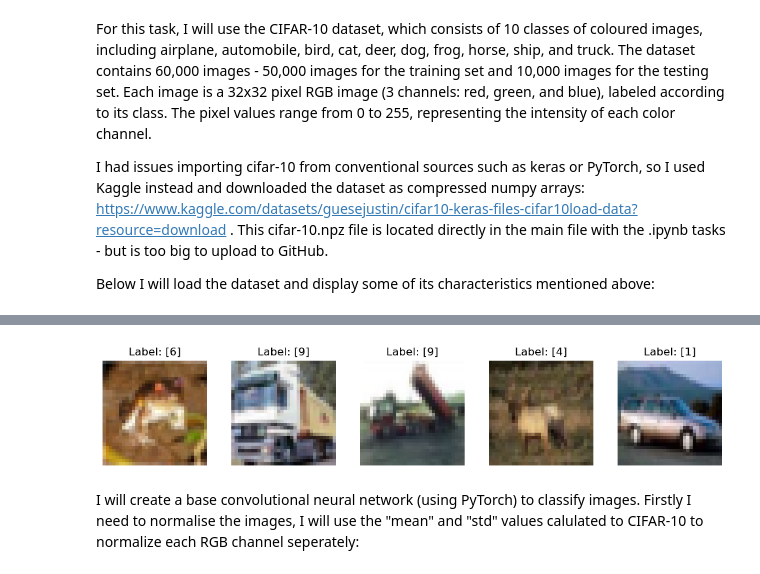
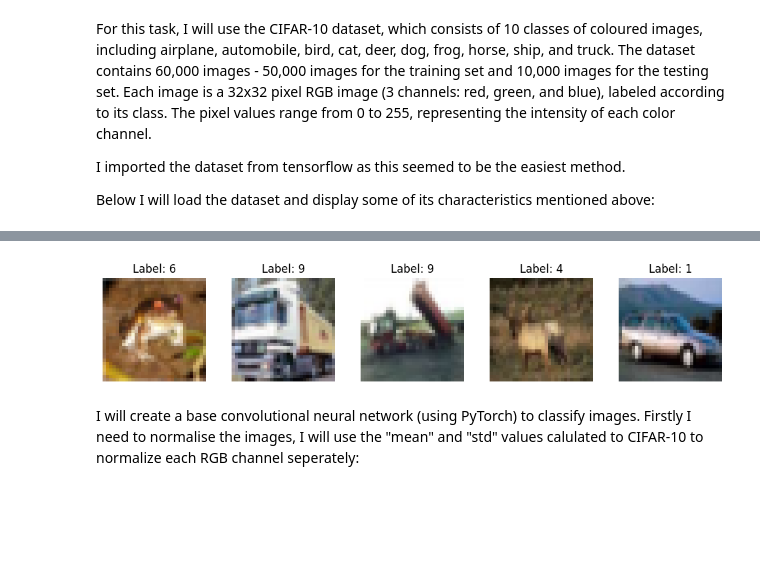
Before and after one commit to zcityuni/IN3063-coursework, a Jupyter notebook: Task2.ipynb, the cells around one changed output, grey strips where cells are left out. Drawn from its saved outputs; the diff is of its cells as text; code cells hidden in the pictures; blank space fills up the shorter version.

```diff
--- a/Task2.ipynb
+++ b/Task2.ipynb
@@ -1,33 +1,24 @@
 # %% [markdown]
 For this task, I will use the CIFAR-10 dataset, which consists of 10 classes of coloured images, including airplane, automobile, bird, cat, deer, dog, frog, horse, ship, and truck. The dataset contains 60,000 images - 50,000 images for the training set and 10,000 images for the testing set. Each image is a 32x32 pixel RGB image (3 channels: red, green, and blue), labeled according to its class. The pixel values range from 0 to 255, representing the intensity of each color channel.
 
-I had issues importing cifar-10 from conventional sources such as keras or PyTorch, so I used Kaggle instead and downloaded the dataset as compressed numpy arrays: https://www.kaggle.com/datasets/guesejustin/cifar10-keras-files-cifar10load-data?resource=download . This cifar-10.npz file is located directly in the main file with the .ipynb tasks - but is too big to upload to GitHub.
+I imported the dataset from tensorflow as this seemed to be the easiest method.
 
 Below I will load the dataset and display some of its characteristics mentioned above:
 # %%
 import numpy as np
 import matplotlib.pyplot as plt
+from tensorflow.keras.datasets import cifar10
 
-cifar_data = np.load('./cifar-10.npz')
-
-filenames = ["x_train","y_train","x_test","y_test"]
-nps = []
-
-for filename in filenames:
-    nps.append(cifar_data[filename])
-
-x_train, y_train, x_test, y_test = nps
+(x_train, y_train), (x_test, y_test) = cifar10.load_data()
 
 print(f"Training set shape: {x_train.shape} images")
 print(f"Test set shape: {x_test.shape} images")
 print(f"Image dimensions: {x_train.shape[1]}x{x_train.shape[2]} pixels")
 
-# I will also display some sample images from the dataset to visualise the images I am working with
-
 fig, axes = plt.subplots(1, 5, figsize=(10, 2))
 for i, ax in enumerate(axes):
-    ax.imshow(x_train[i], cmap='gray')
-    ax.set_title(f"Label: {y_train[i]}")
+    ax.imshow(x_train[i])
+    ax.set_title(f"Label: {y_train[i][0]}")
     ax.axis('off')
 plt.tight_layout()
 plt.show()
@@ -35,7 +28,7 @@ plt.show()
 Training set shape: (50000, 32, 32, 3) images
 Test set shape: (10000, 32, 32, 3) images
 Image dimensions: 32x32 pixels
-[figure, old version]
+[figure, new version]
 # %% [markdown]
 I will create a base convolutional neural network (using PyTorch) to classify images.
 Firstly I need to normalise the images, I will use the "mean" and "std" values calulated to CIFAR-10 to normalize each RGB channel seperately:
```
Also changed, not shown: parts of 11 cells of this notebook.
